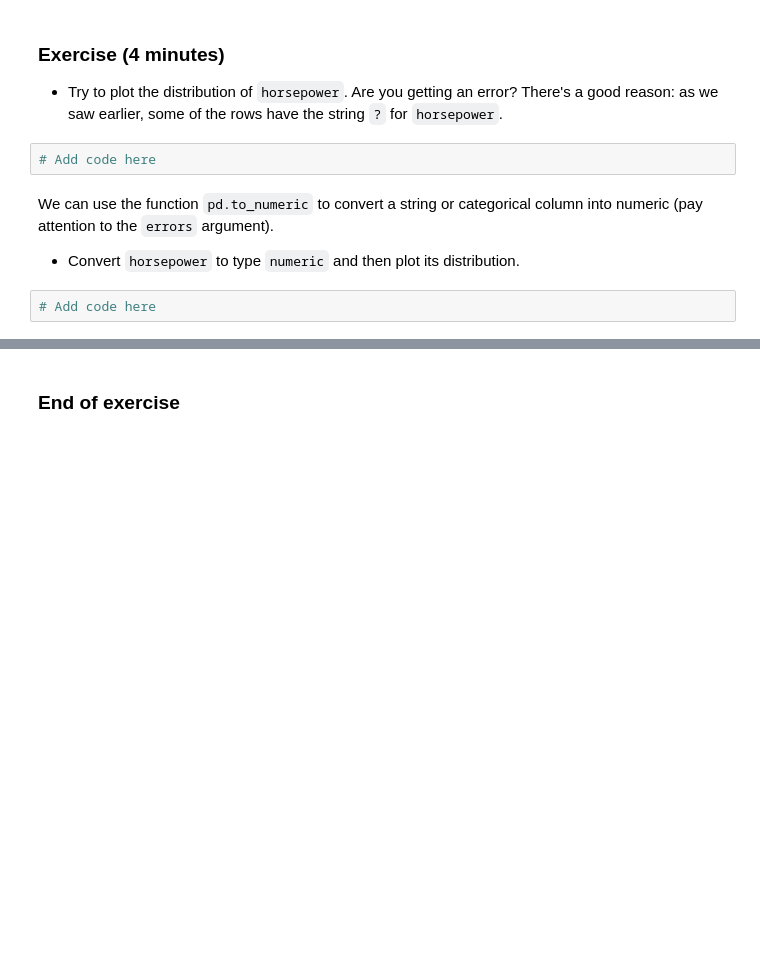
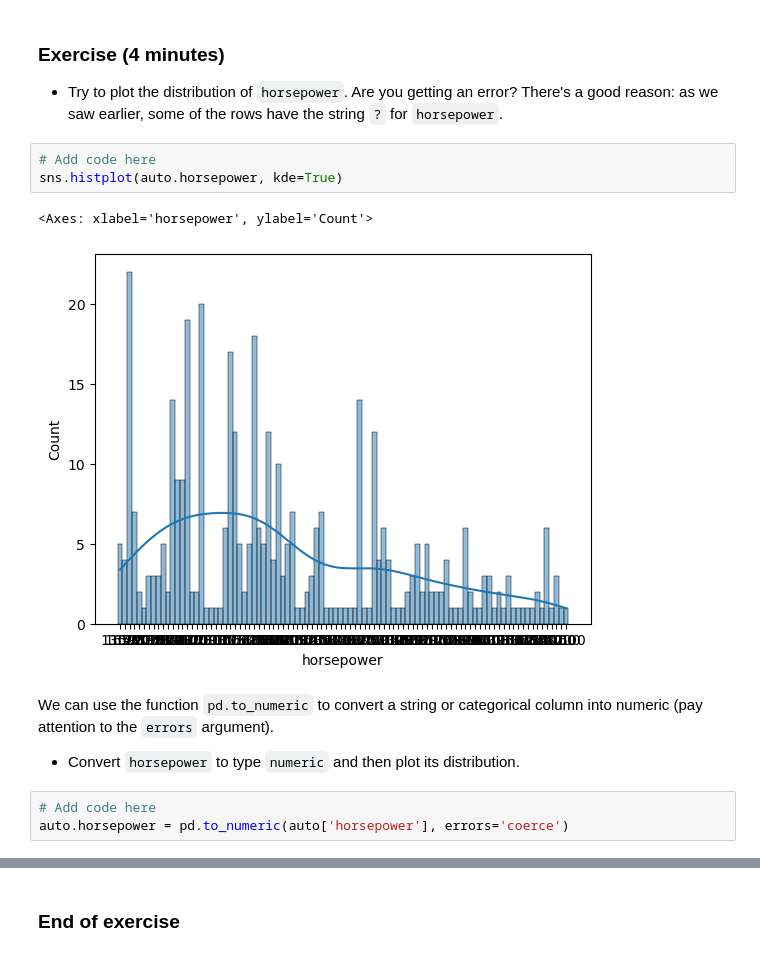
Before and after one commit to darynwhite/DataScienceCert, a Jupyter notebook: Lessons/04/Lesson_04_b_student.ipynb, the cells around one changed output, grey strips where cells are left out. Cells and saved outputs as stored; diff of their text form; blank space fills up the shorter version.

```diff
--- a/Lessons/04/Lesson_04_b_student.ipynb
+++ b/Lessons/04/Lesson_04_b_student.ipynb
@@ -544,9 +544,14 @@ auto[hp_missing]
 - Try to plot the distribution of `horsepower`. Are you getting an error? There's a good reason: as we saw earlier, some of the rows have the string `?` for `horsepower`.
 # %%
 # Add code here
+sns.histplot(auto.horsepower, kde=True)
+# %% [output]
+<Axes: xlabel='horsepower', ylabel='Count'>
+[figure, added]
 # %% [markdown]
 We can use the function `pd.to_numeric` to convert a string or categorical column into numeric (pay attention to the `errors` argument).
 
 - Convert `horsepower` to type `numeric` and then plot its distribution.
 # %%
 # Add code here
+auto.horsepower = pd.to_numeric(auto['horsepower'], errors='coerce')
```
Also changed, not shown: parts of 7 cells of this notebook, 5 other files.
